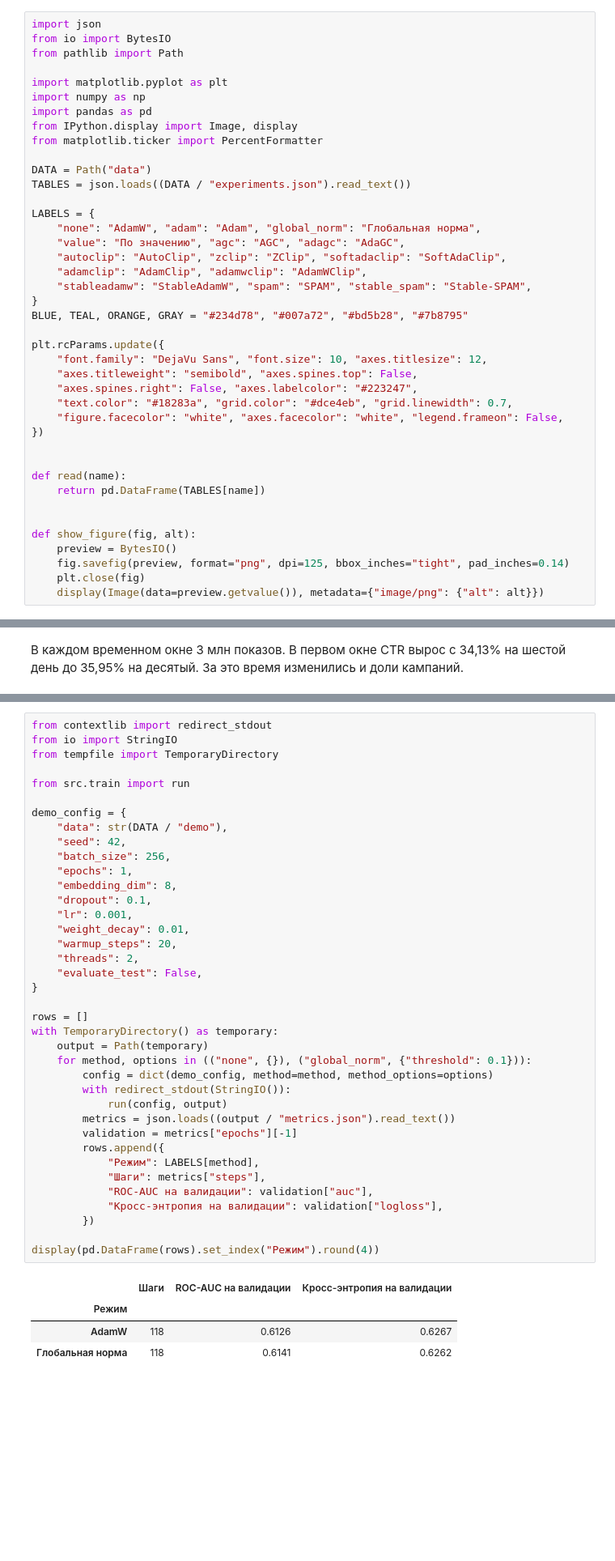
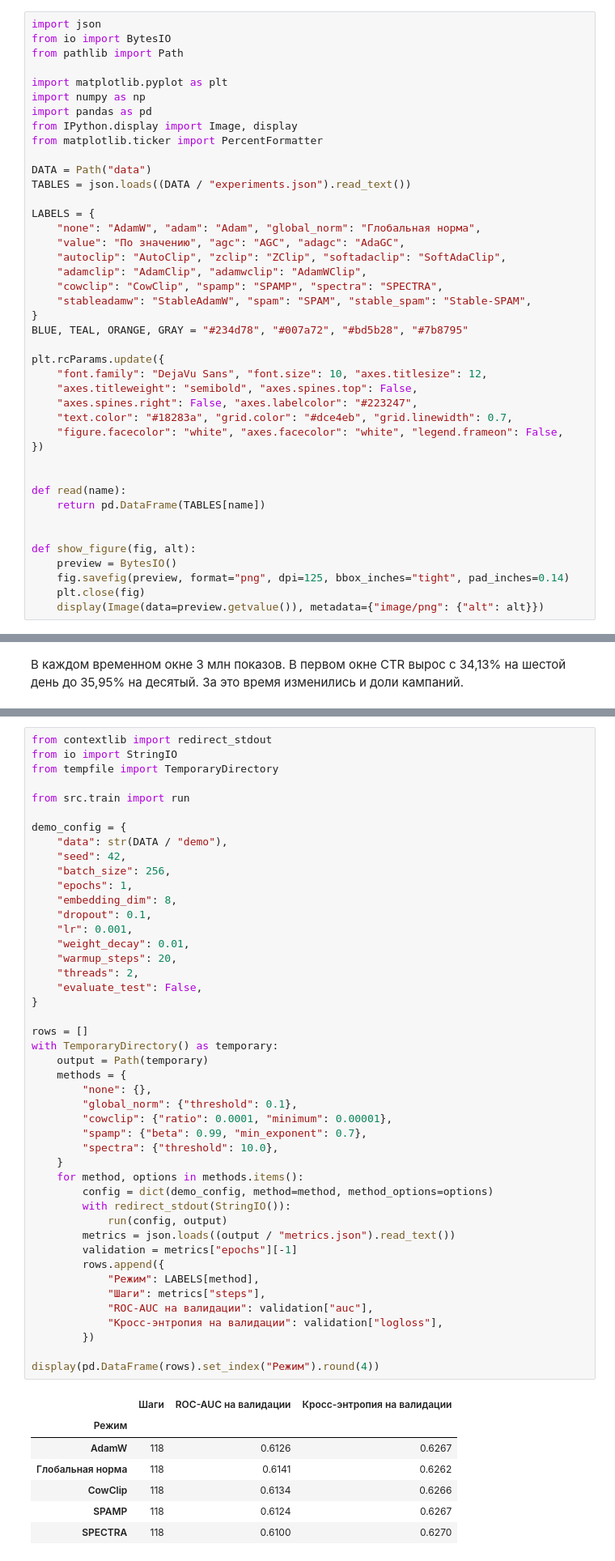
Before and after one commit to aralmi/ctr-gradient-clipping, a Jupyter notebook: ctr.ipynb, the cells around one changed output, grey strips where cells are left out. Shown at 81% size. Drawn from its saved outputs; the diff is of its cells as text; blank space fills up the shorter version.

Commit message:
Compare CowClip, SPAMP and SPECTRA on Criteo

```diff
--- a/ctr.ipynb
+++ b/ctr.ipynb
@@ -23,6 +23,7 @@ LABELS = {
     "value": "По значению", "agc": "AGC", "adagc": "AdaGC",
     "autoclip": "AutoClip", "zclip": "ZClip", "softadaclip": "SoftAdaClip",
     "adamclip": "AdamClip", "adamwclip": "AdamWClip",
+    "cowclip": "CowClip", "spamp": "SPAMP", "spectra": "SPECTRA",
     "stableadamw": "StableAdamW", "spam": "SPAM", "stable_spam": "Stable-SPAM",
 }
 BLUE, TEAL, ORANGE, GRAY = "#234d78", "#007a72", "#bd5b28", "#7b8795"
@@ -134,34 +135,44 @@ demo_config = {
     "embedding_dim": 8,
     "dropout": 0.1,
     "lr": 0.001,
     "weight_decay": 0.01,
     "warmup_steps": 20,
     "threads": 2,
     "evaluate_test": False,
 }
 
 rows = []
 with TemporaryDirectory() as temporary:
     output = Path(temporary)
-    for method, options in (("none", {}), ("global_norm", {"threshold": 0.1})):
+    methods = {
+        "none": {},
+        "global_norm": {"threshold": 0.1},
+        "cowclip": {"ratio": 0.0001, "minimum": 0.00001},
+        "spamp": {"beta": 0.99, "min_exponent": 0.7},
+        "spectra": {"threshold": 10.0},
+    }
+    for method, options in methods.items():
         config = dict(demo_config, method=method, method_options=options)
         with redirect_stdout(StringIO()):
             run(config, output)
         metrics = json.loads((output / "metrics.json").read_text())
         validation = metrics["epochs"][-1]
         rows.append({
             "Режим": LABELS[method],
             "Шаги": metrics["steps"],
             "ROC-AUC на валидации": validation["auc"],
             "Кросс-энтропия на валидации": validation["logloss"],
         })
 
 display(pd.DataFrame(rows).set_index("Режим").round(4))
 # %% [output]
 |  | Шаги | ROC-AUC на валидации | Кросс-энтропия на валидации |
 | Режим |  |  |  |
 | AdamW | 118 | 0.6126 | 0.6267 |
 | Глобальная норма | 118 | 0.6141 | 0.6262 |
+| CowClip | 118 | 0.6134 | 0.6266 |
+| SPAMP | 118 | 0.6124 | 0.6267 |
+| SPECTRA | 118 | 0.6100 | 0.6270 |
 # %%
 curves = read("validation_curves")
 tuning = read("tuning")
```
Also changed, not shown: parts of 5 cells of this notebook, 4 other files.
